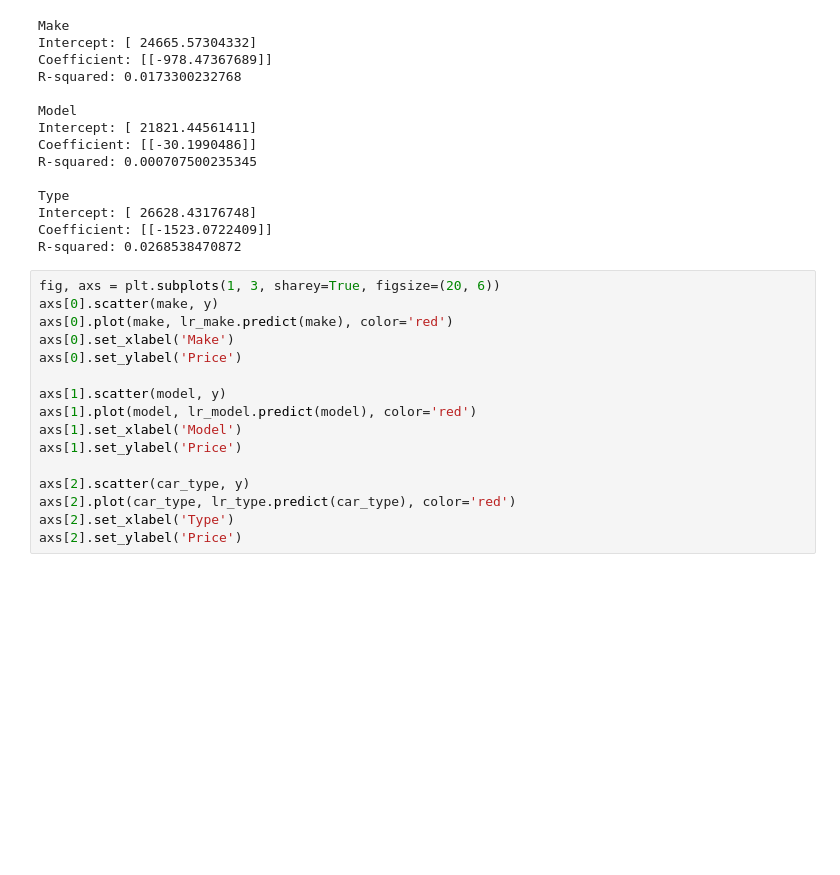
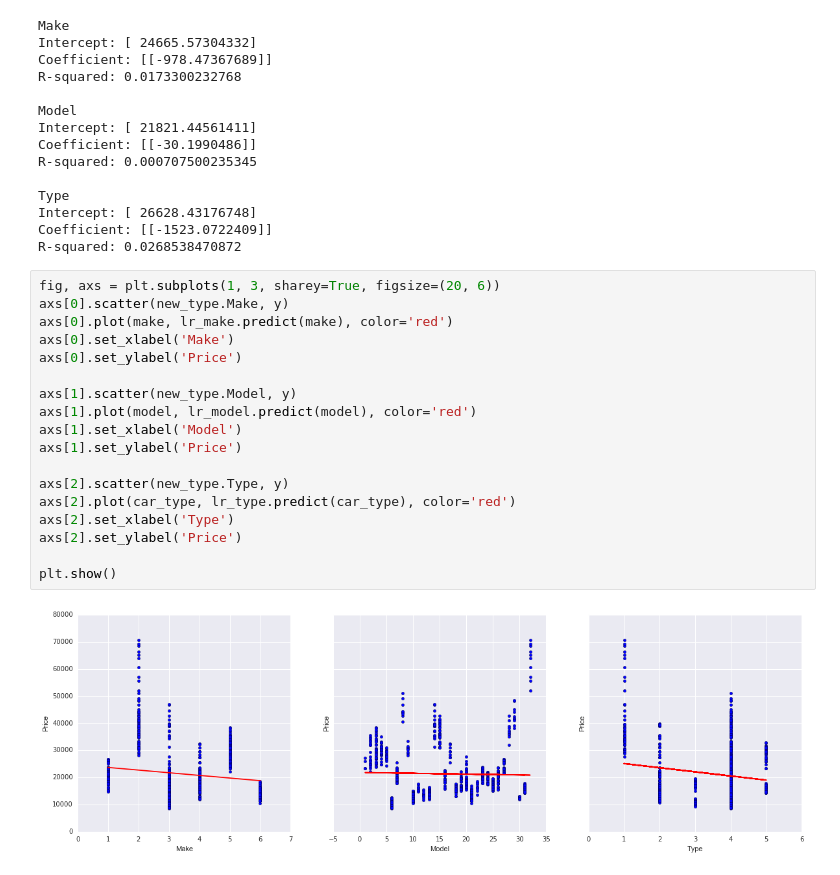
Before and after one commit to ptaylor403/car-worth-linear-regression, a Jupyter notebook: car-worth.ipynb, the cells around one changed output. Drawn from its saved outputs; the diff is of its cells as text; blank space fills up the shorter version.

Commit message:
finished charts

```diff
--- a/car-worth.ipynb
+++ b/car-worth.ipynb
@@ -221,17 +221,21 @@ Coefficient: [[-1523.0722409]]
 R-squared: 0.0268538470872
 # %%
 fig, axs = plt.subplots(1, 3, sharey=True, figsize=(20, 6))
-axs[0].scatter(make, y)
+axs[0].scatter(new_type.Make, y)
 axs[0].plot(make, lr_make.predict(make), color='red')
 axs[0].set_xlabel('Make')
 axs[0].set_ylabel('Price')
 
-axs[1].scatter(model, y)
+axs[1].scatter(new_type.Model, y)
 axs[1].plot(model, lr_model.predict(model), color='red')
 axs[1].set_xlabel('Model')
 axs[1].set_ylabel('Price')
 
-axs[2].scatter(car_type, y)
+axs[2].scatter(new_type.Type, y)
 axs[2].plot(car_type, lr_type.predict(car_type), color='red')
 axs[2].set_xlabel('Type')
 axs[2].set_ylabel('Price')
+
+plt.show()
+# %% [output]
+[figure, added]
```
